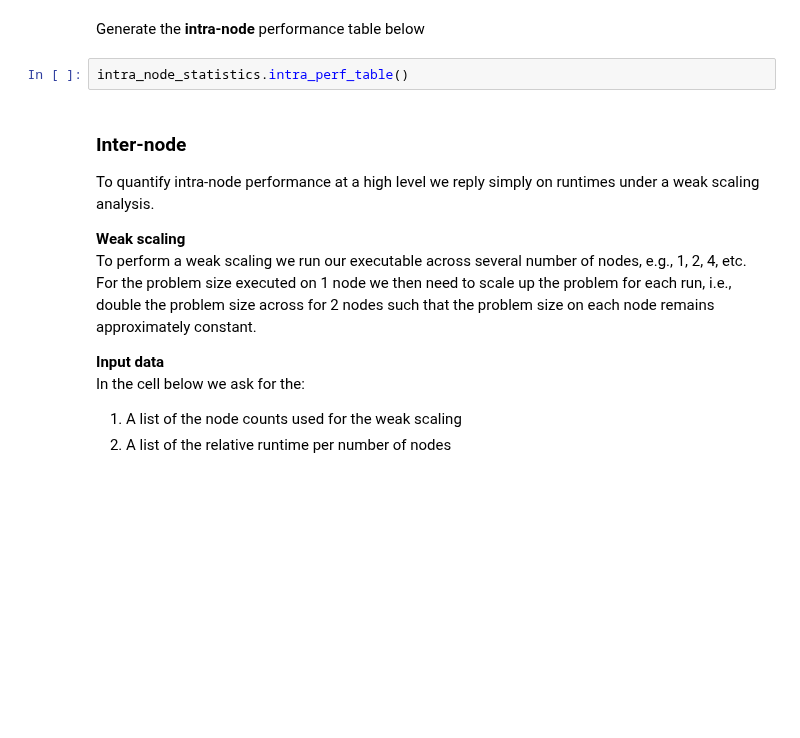
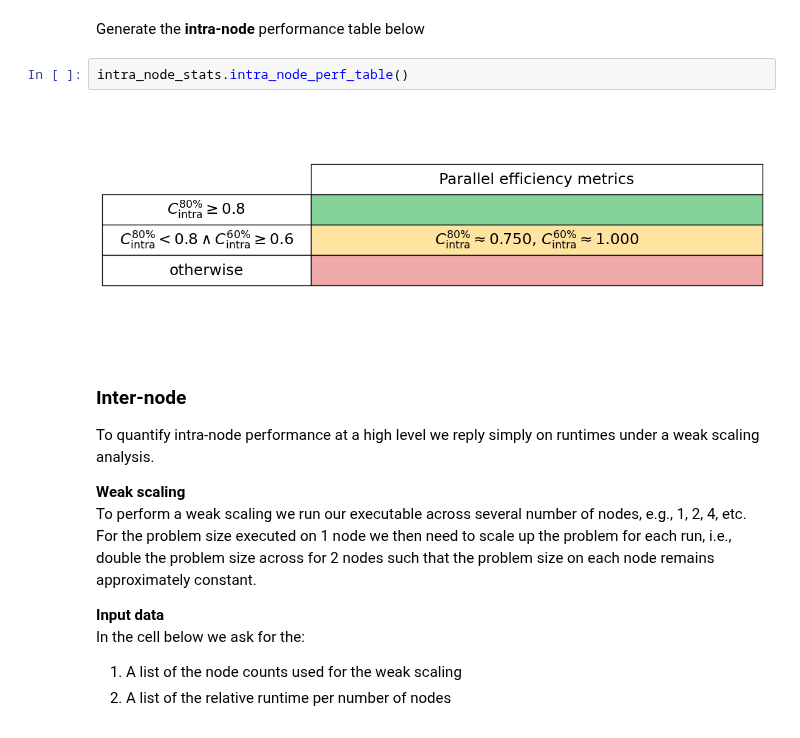
Before and after one commit to taflynn/high-level-notebook, a Jupyter notebook: report.ipynb, the cells around one changed output. Saved outputs shown, nothing was run; the diff lists cells and outputs as text; blank space fills up the shorter version.

```diff
--- a/report.ipynb
+++ b/report.ipynb
@@ -105,7 +111,9 @@ intra_node_statistics.plot_time_graph()
 # %% [markdown]
 Generate the **intra-node** performance table below
 # %%
-intra_node_statistics.intra_perf_table()
+intra_node_stats.intra_node_perf_table()
+# %% [output]
+[figure, added]
 # %% [markdown]
 ### Inter-node
 
```
Also changed, not shown: parts of 10 cells of this notebook, 2 other files.
